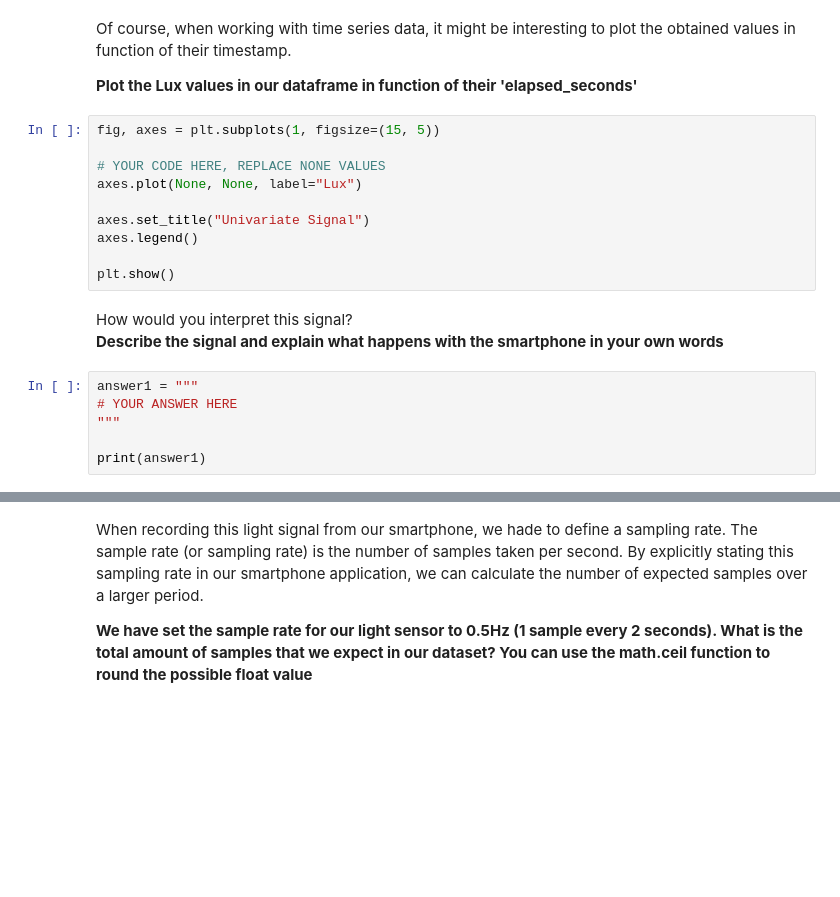
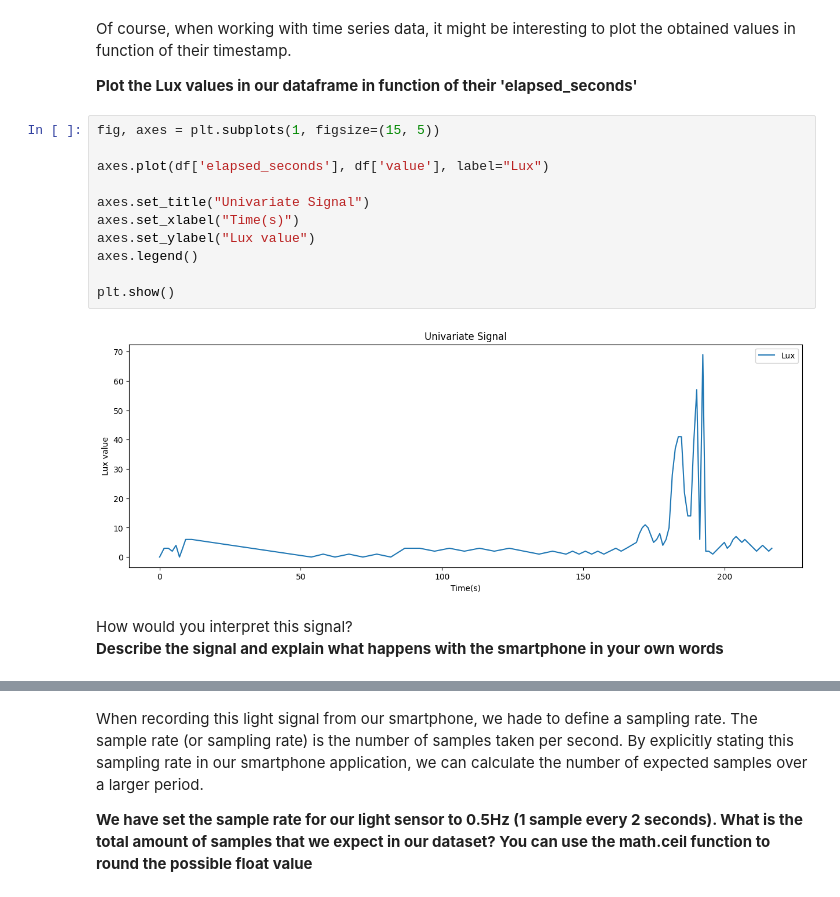
Before and after one commit to cesarz10/Data-Analytics-Healthcare, a Jupyter notebook: Lab_3_mobile/Lab_3_Mobile.ipynb, the cells around one changed output, grey strips where cells are left out. Saved outputs shown, nothing was run; the diff lists cells and outputs as text; blank space fills up the shorter version.

Commit message:
just after answer 1. Now to the expected samples

```diff
--- a/Lab_3_mobile/Lab_3_Mobile.ipynb
+++ b/Lab_3_mobile/Lab_3_Mobile.ipynb
@@ -119,19 +138,16 @@ Of course, when working with time series data, it might be interesting to plot t
 # %%
 fig, axes = plt.subplots(1, figsize=(15, 5))
 
-# YOUR CODE HERE, REPLACE NONE VALUES
-axes.plot(None, None, label="Lux")
+axes.plot(df['elapsed_seconds'], df['value'], label="Lux")
 
 axes.set_title("Univariate Signal")
+axes.set_xlabel("Time(s)")
+axes.set_ylabel("Lux value")
 axes.legend()
 
 plt.show()
+# %% [output]
+[figure, added]
 # %% [markdown]
 How would you interpret this signal? <br>
 **Describe the signal and explain what happens with the smartphone in your own words**
-# %%
-answer1 = """
-# YOUR ANSWER HERE
-"""
-
-print(answer1)
```
Also changed, not shown: parts of 5 cells of this notebook.
